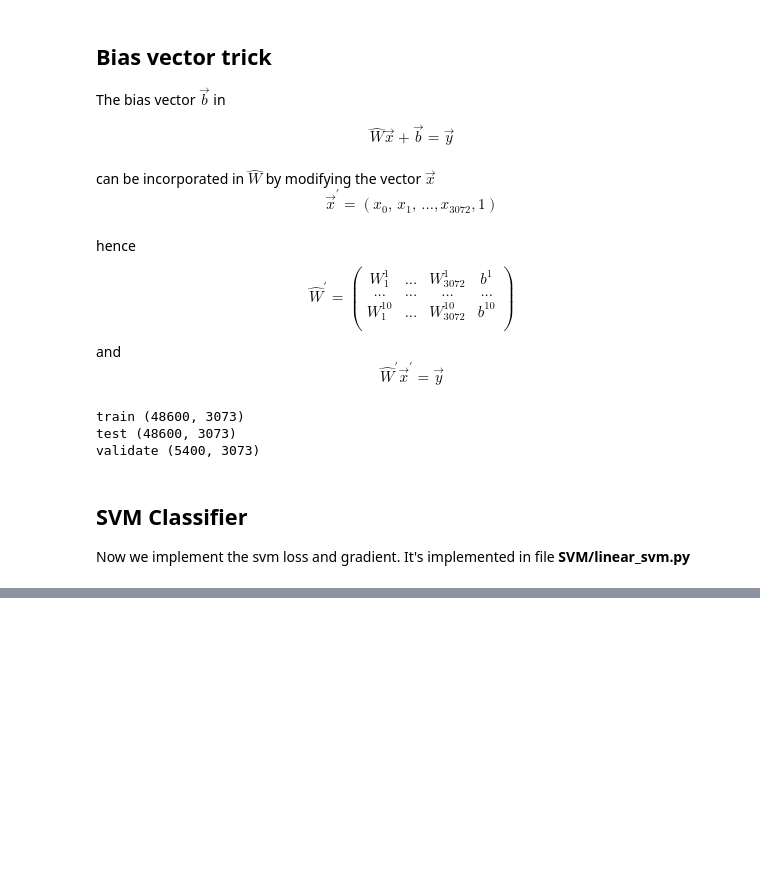
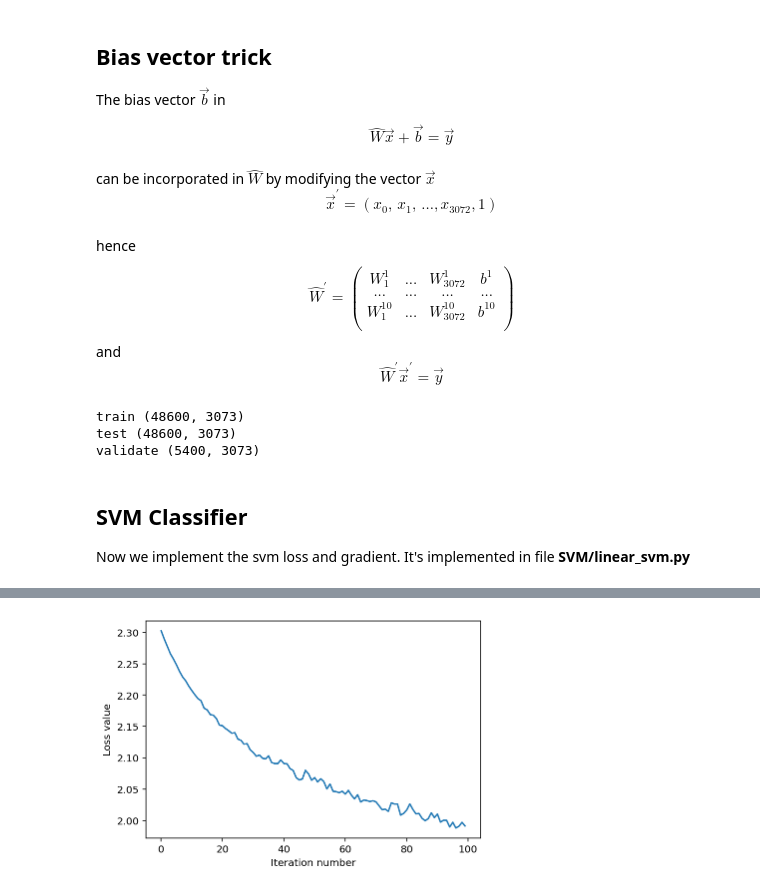
Before and after one commit to amotornenko/linear_SVM, a Jupyter notebook: linear_classifier.ipynb, the cells around one changed output, grey strips where cells are left out. Drawn from its saved outputs; the diff is of its cells as text; code cells hidden in the pictures; blank space fills up the shorter version.

```diff
--- a/linear_classifier.ipynb
+++ b/linear_classifier.ipynb
@@ -328,0 +334,12 @@ plot_predictions(x['test'], y['test'], 16,model)
+# %%
+# Evaluate the naive implementation of the loss we provided for you:
+from SVM.softmax_linear_SVM import SoftMaxLinearSVM
+
+model = SoftMaxLinearSVM()
+# %%
+tic = time.time()
+loss_log = model.train(x['train'], y['train'], n_epochs=100,
+                             validate=True, x_val=x['validate'], y_val=y['validate'],
+                             use_numpy=True, log_period=20, batch_size=10000, learning_rate=1e-2)#, reg=1e2)
+toc = time.time()
+print('loss: %e computed in %fs' % (loss_log[0], toc - tic))
@@ -328,0 +358,9 @@ plot_predictions(x['test'], y['test'], 16,model)
+# %%
+# A useful debugging strategy is to plot the loss as a function of
+# iteration number:
+plt.plot(loss_log)
+plt.xlabel('Iteration number')
+plt.ylabel('Loss value')
+plt.show()
+# %% [output]
+[figure, added]
```
Also changed, not shown: parts of 11 cells of this notebook.
